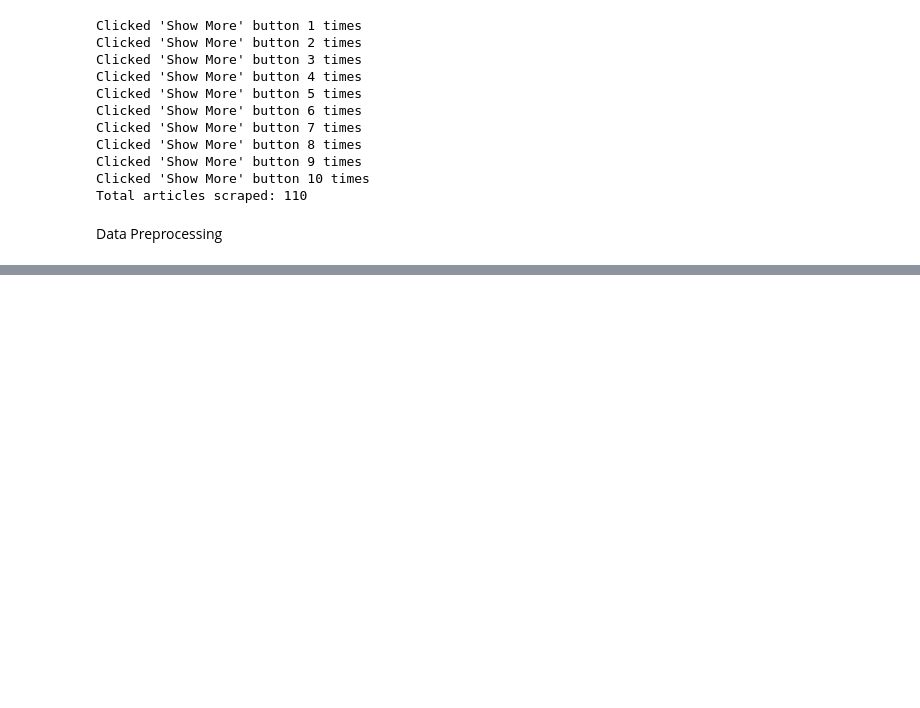
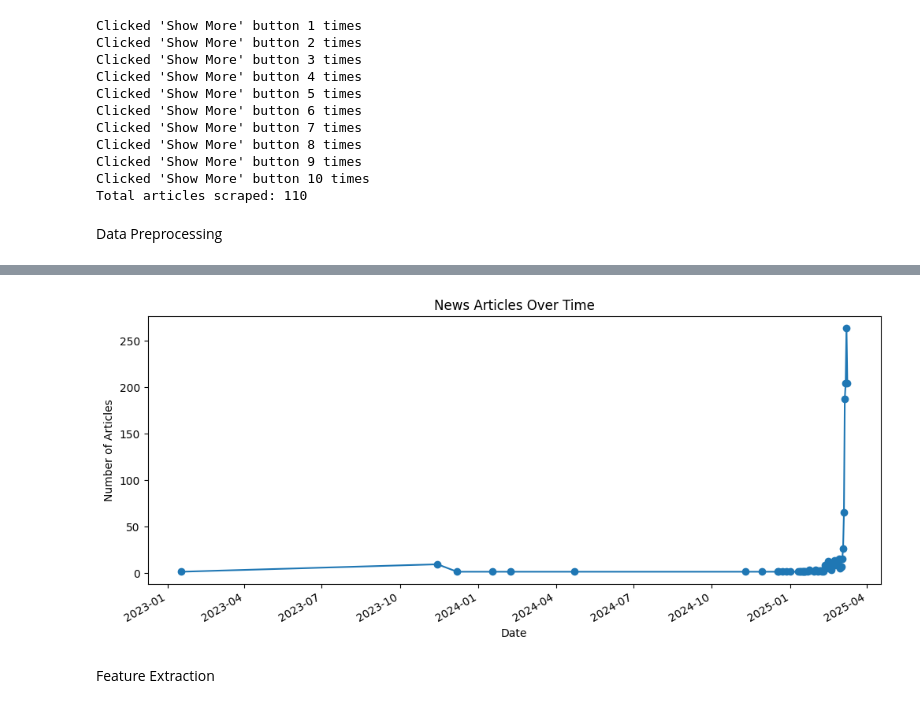
Before and after one commit to acsontfd/NewsScrapers, a Jupyter notebook: assessment_CGT.ipynb, the cells around one changed output, grey strips where cells are left out. Drawn from its saved outputs; the diff is of its cells as text; code cells hidden in the pictures; blank space fills up the shorter version.

```diff
--- a/assessment_CGT.ipynb
+++ b/assessment_CGT.ipynb
@@ -791,0 +851,16 @@ df.head()
+# %%
+# Convert published_date to datetime
+df_date["published_date"] = pd.to_datetime(df_date["published_date"], errors="coerce")
+
+# Check the earliest and latest dates
+print("Earliest article date:", df_date["published_date"].min())
+print("Latest article date:", df_date["published_date"].max())
+
+# Count articles per day
+df_date["published_date"].value_counts().sort_index().plot(
+    figsize=(12, 5), kind="line", marker="o", title="News Articles Over Time"
+)
+plt.xlabel("Date")
+plt.ylabel("Number of Articles")
+plt.show()
+# %% [output]
@@ -791,0 +869,3 @@ df.head()
+[figure, added]
+# %% [markdown]
+Feature Extraction
```
Also changed, not shown: parts of 24 cells of this notebook.
